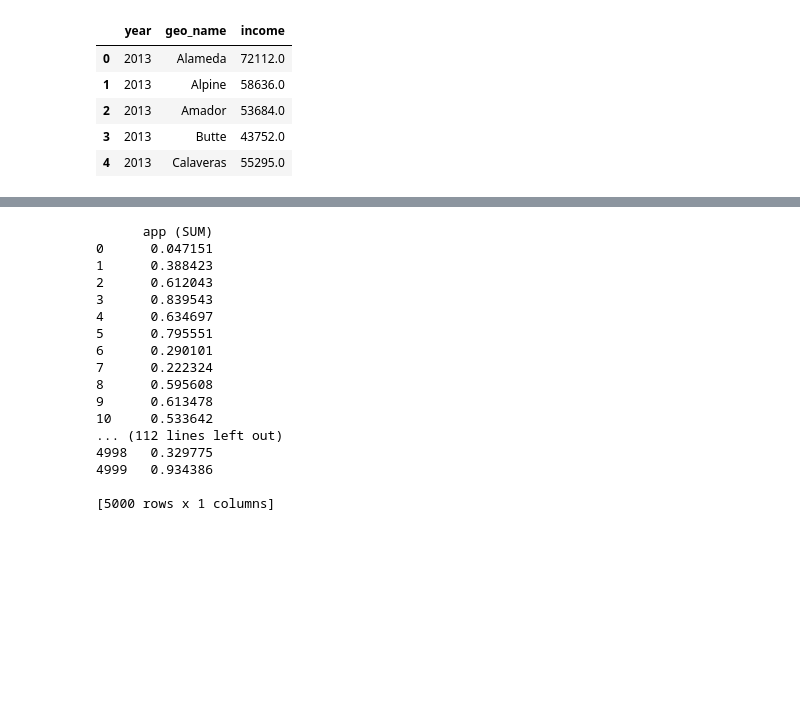
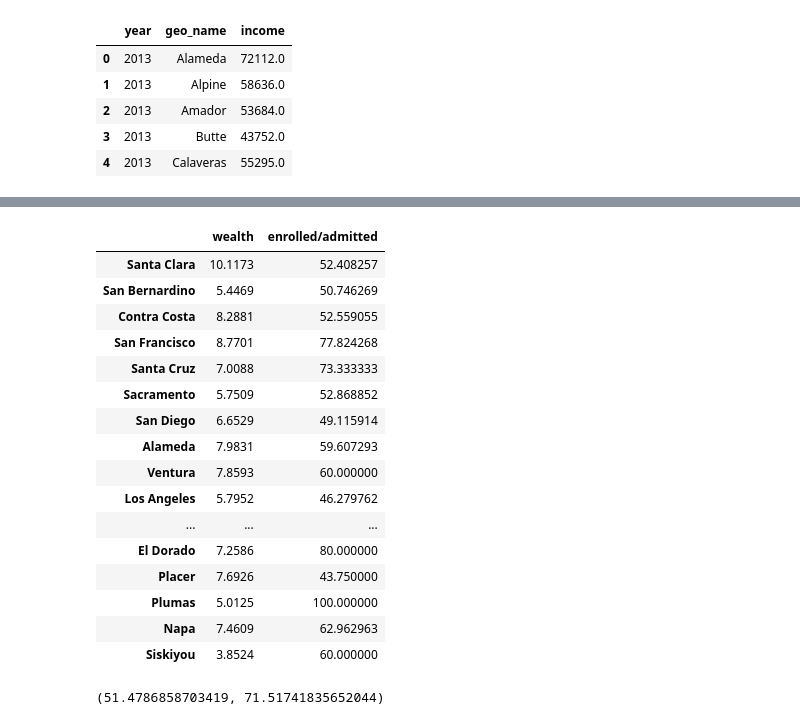
Before and after one commit to ChudiNnorukam/calAdmissions, a Jupyter notebook: notebooks/Comparing Financial Aid Changes in 2000 By Examining Enrollment in 1999 and 2001.ipynb, the cells around one changed output, grey strips where cells are left out. Drawn from its saved outputs; the diff is of its cells as text; code cells hidden in the pictures; blank space fills up the shorter version.

Commit message:
did bootstrap stuff

```diff
--- a/notebooks/Comparing Financial Aid Changes in 2000 By Examining Enrollment in 1999 and 2001.ipynb
+++ b/notebooks/Comparing Financial Aid Changes in 2000 By Examining Enrollment in 1999 and 2001.ipynb
@@ -373,30 +333,27 @@ ValueError: No axis named app (SUM) for object type <class 'pandas.core.series.S
-# %%
-
-# Generate some data
-n = 5000
-values = np.random.uniform(size=(n, 1))
-# Construct a pandas.DataFrame
-columns = ['app (SUM)']
-df = pd.DataFrame(values, columns=columns)
-print(df)
-# Bootstrap
-new_df = pd.DataFrame(df.values[np.random.randint(n, size=n)], columns=columns)
-print(new_df)
-# %% [output]
-      app (SUM)
-0      0.047151
-1      0.388423
-2      0.612043
-3      0.839543
-4      0.634697
-5      0.795551
-6      0.290101
-7      0.222324
-8      0.595608
-9      0.613478
-10     0.533642
-... (112 lines left out)
-4998   0.329775
-4999   0.934386
-
-[5000 rows x 1 columns]
+# %%
+wealth_counties_1999 = county_admissions_and_income_1999.loc[3]
+# %%
+applied_counties_1999 = county_admissions_and_income_1999.loc[0]
+admitted_counties_1999 = county_admissions_and_income_1999.loc[1]
+enrolled_counties_1999 = county_admissions_and_income_1999.loc[2]
+# %%
+wealth_yield_1999 = pd.DataFrame(data={"wealth": wealth_counties_1999, "enrolled/admitted":enrolled_counties_1999/admitted_counties_1999*100})
+wealth_yield_1999
+# %% [output]
+|  | wealth | enrolled/admitted |
+| Santa Clara | 10.1173 | 52.408257 |
+| San Bernardino | 5.4469 | 50.746269 |
+| Contra Costa | 8.2881 | 52.559055 |
+| San Francisco | 8.7701 | 77.824268 |
+| Santa Cruz | 7.0088 | 73.333333 |
+| Sacramento | 5.7509 | 52.868852 |
+| San Diego | 6.6529 | 49.115914 |
+| Alameda | 7.9831 | 59.607293 |
+| Ventura | 7.8593 | 60.000000 |
+| Los Angeles | 5.7952 | 46.279762 |
+| ... | ... | ... |
+| El Dorado | 7.2586 | 80.000000 |
+| Placer | 7.6926 | 43.750000 |
+| Plumas | 5.0125 | 100.000000 |
+| Napa | 7.4609 | 62.962963 |
+| Siskiyou | 3.8524 | 60.000000 |
@@ -402,0 +386,11 @@ print(new_df)
+# %%
+slopes_intercepts_1999 = bootstrap_lines(wealth_applied_1999, 100)
+
+slope_2_5 = np.percentile(slopes_intercepts_1999['slope'], 5)
+slope_97_5 = np.percentile(slopes_intercepts_1999['slope'], 95)
+intercept_2_5 = np.percentile(slopes_intercepts_1999['intercept'], 5)
+intercept_97_5 = np.percentile(slopes_intercepts_1999['intercept'], 95)
+
+intercept_2_5, intercept_97_5
+# %% [output]
+(51.4786858703419, 71.51741835652044)
```
Also changed, not shown: parts of 9 cells of this notebook, 1 other file.
